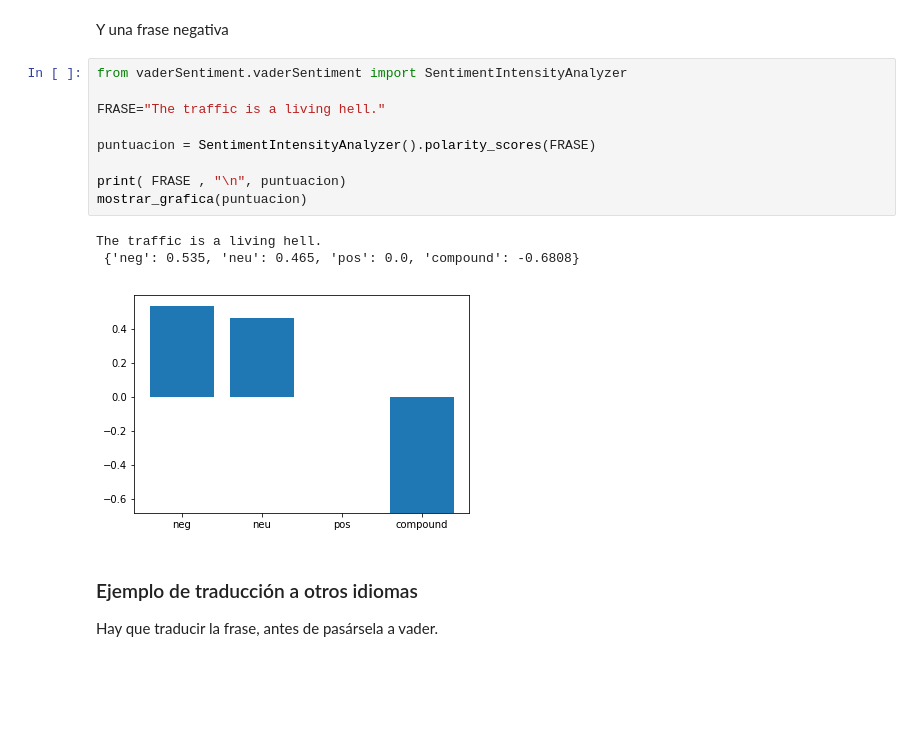
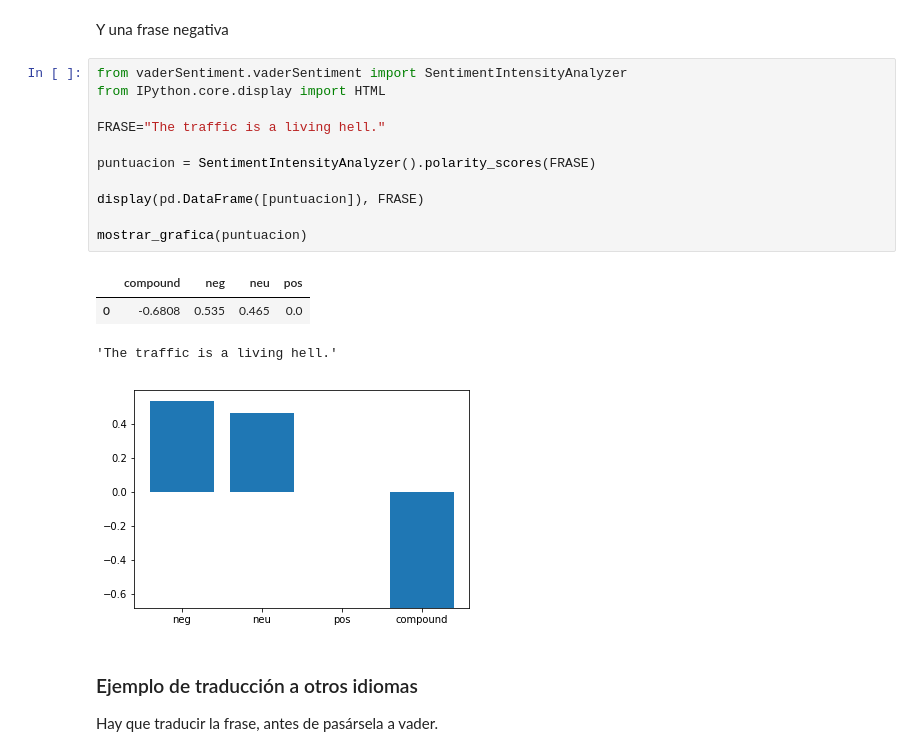
Before and after one commit to jaimevalero/python-machine-learning-book-2nd-edition, a Jupyter notebook: ejercicios/Ejercicio 16 - Sentiment Analisys.ipynb, the cells around one changed output. Drawn from its saved outputs; the diff is of its cells as text; blank space fills up the shorter version.

```diff
--- a/ejercicios/Ejercicio 16 - Sentiment Analisys.ipynb
+++ b/ejercicios/Ejercicio 16 - Sentiment Analisys.ipynb
@@ -69,16 +74,19 @@ This tea is excellent
 Y una frase negativa
 # %%
 from vaderSentiment.vaderSentiment import SentimentIntensityAnalyzer
+from IPython.core.display import HTML
 
 FRASE="The traffic is a living hell."
 
 puntuacion = SentimentIntensityAnalyzer().polarity_scores(FRASE)
 
-print( FRASE , "\n", puntuacion)
+display(pd.DataFrame([puntuacion]), FRASE)
+
 mostrar_grafica(puntuacion)
 # %% [output]
+|  | compound | neg | neu | pos |
+| 0 | -0.6808 | 0.535 | 0.465 | 0.0 |
-The traffic is a living hell.
- {'neg': 0.535, 'neu': 0.465, 'pos': 0.0, 'compound': -0.6808}
+'The traffic is a living hell.'
 [figure]
 # %% [markdown]
 ### Ejemplo de traducción a otros idiomas
```
Also changed, not shown: parts of 10 cells of this notebook, 1 other file.
